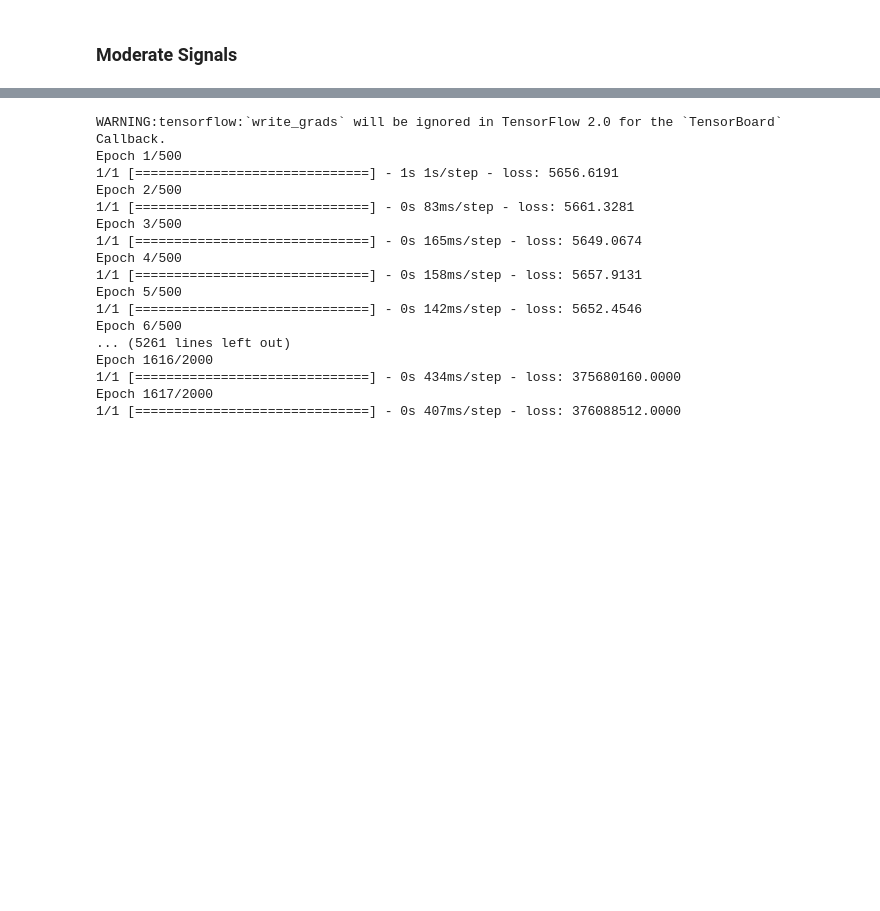
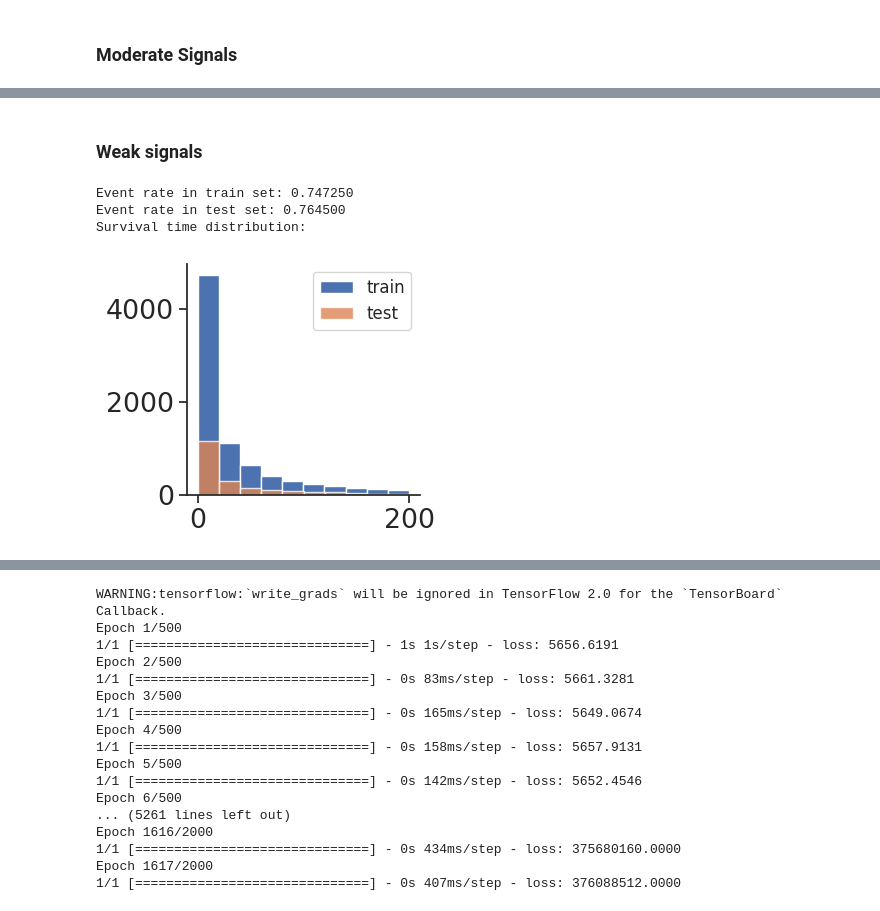
Before and after one commit to Yukodeng/dl-survival-miRNA, a Jupyter notebook: examples/deepsurvk.ipynb, the cells around one changed output, grey strips where cells are left out. Drawn from its saved outputs; the diff is of its cells as text; code cells hidden in the pictures; blank space fills up the shorter version.

```diff
--- a/examples/deepsurvk.ipynb
+++ b/examples/deepsurvk.ipynb
@@ -138,0 +131,25 @@ Training size N=8000: Train C-index: 0.939310   |       Test C-index: 0.933306
+# %% [markdown]
+### Weak signals
+# %%
+# prepare data
+folder = 'linear'
+keywords = ['weak', "latest", 'RW']
+DATANAME = 'linear-weak'
+train_df, test_df = load_simulate_survival_data(folder=folder, keywords=keywords)
+
+X_train, Y_train, E_train, = dataframe_to_deepsurv_ds(train_df, is_deepsurvk=True)
+X_test, Y_test, E_test = dataframe_to_deepsurv_ds(test_df, is_deepsurvk=True)
+
+print("Event rate in train set: %f" % (sum(E_train==1) / len(E_train)))
+print("Event rate in test set: %f" %  (sum(E_test==1)  / len(E_test)))
+print('Survival time distribution:')
+_, ax = plt.subplots(figsize=(3,3))
+ax.hist(train_df['time'], label='train')
+ax.hist(test_df['time'], label='test', alpha=0.8)
+ax.legend(fontsize=12)
+plt.show()
+# %% [output]
+Event rate in train set: 0.747250
+Event rate in test set: 0.764500
+Survival time distribution:
+[figure, added]
```
Also changed, not shown: parts of 27 cells of this notebook, 27 other files.
